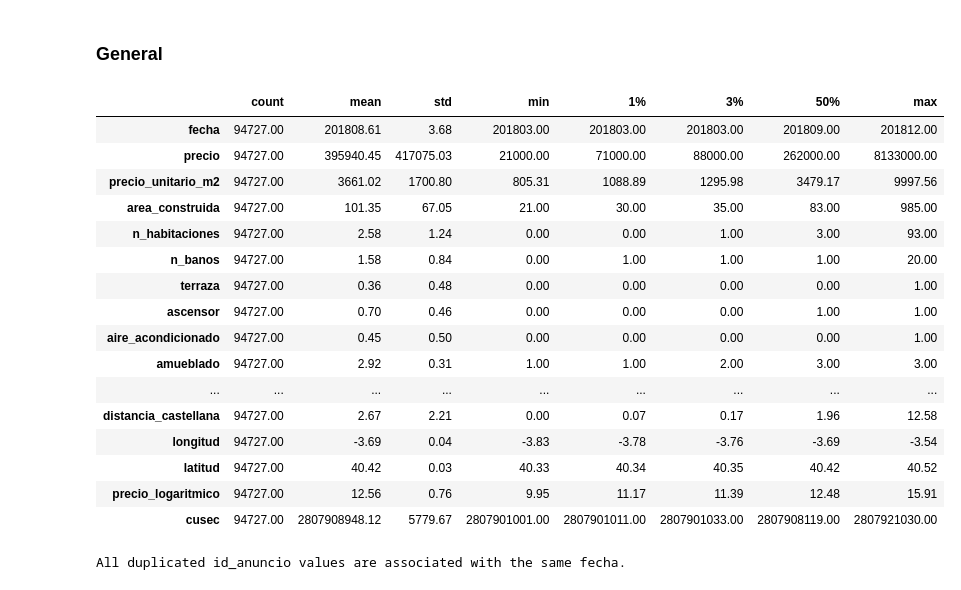
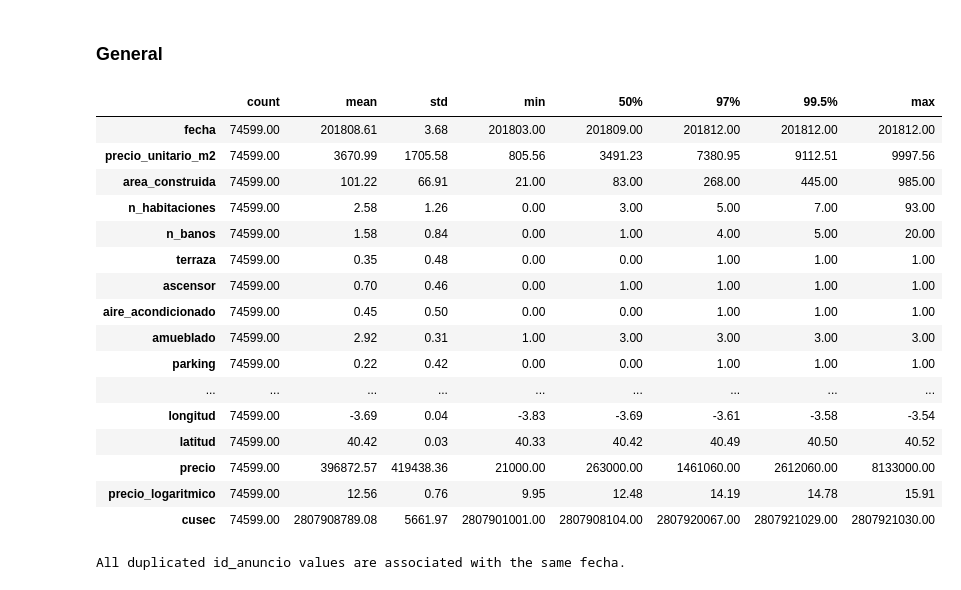
Before and after one commit to anamartiiins/MDS6-IDEALISTA, a Jupyter notebook: exploratory_data_analysis.ipynb, the cells around one changed output. Cells and saved outputs as stored; diff of their text form; code cells hidden in the pictures.

Commit message:
EDA: add new changes to ano_construccion, outliers, n_banos and split train test. add EDA insights. MOD: add draft

```diff
--- a/exploratory_data_analysis.ipynb
+++ b/exploratory_data_analysis.ipynb
@@ -52,5 +55,5 @@ df_assets, df_ine, df_osm, df_pois, df_polygons = extract_initial_data(
 )
 # %%
 # Change columns names to friendly ones
-df_assets = df_assets.drop(columns=["ADTYPOLOGY", "ADOPERATION"])
-df_assets.columns = NEW_COLUMNS_NAMES
+df = df.drop(columns=["ADTYPOLOGY", "ADOPERATION"])
+df.columns = NEW_COLUMNS_NAMES
@@ -57,3 +62,9 @@ df_assets.columns = NEW_COLUMNS_NAMES
+# %%
+X = df.drop(columns=['precio'])
+y = df['precio']
+X_train, X_test, y_train, y_test = train_test_split(X, y, test_size=0.2, random_state=42)
+df_train = pd.concat([X_train, y_train], axis=1)
+df_test = pd.concat([X_test, y_test], axis=1)
 # %% [markdown]
 ## Polygons and INE censal polygons
 # %% [markdown]
@@ -67,14 +78,14 @@ gdf_polygons = geopandas.GeoDataFrame(df_polygons['geometry'], crs='epsg:4326')
 gdf_polygons['barrio_id'] = df_polygons['LOCATIONID']
 gdf_polygons['barrio'] = df_polygons['LOCATIONNAME']
 
-# Create Point geometries using longitude and latitude coordinates from df_assets
-geometry = [Point(xy) for xy in zip(df_assets.longitud, df_assets.latitud)]
+# Create Point geometries using longitude and latitude coordinates from df_train
+geometry = [Point(xy) for xy in zip(df_train.longitud, df.latitud)]
 
 # Create a GeoDataFrame gdf_ads with df_prices data and geometry column
-gdf_assets = GeoDataFrame(df_assets, crs="EPSG:4326", geometry=geometry)
+gdf_train_train = GeoDataFrame(df_train, crs="EPSG:4326", geometry=geometry)
 
 # Apply a logarithmic scale transformation to the 'precio' column in gdf_ads
-gdf_assets['precio_logaritmico'] = np.log(gdf_assets['precio'])
+gdf_train_train['precio_logaritmico'] = np.log(gdf_train_train['precio'])
 # %% [markdown]
 #### INE Censal Polygons
 # %%
@@ -86,18 +97,18 @@ gdf_polygons_census = geopandas.GeoDataFrame(df_ine['geometry'], crs='epsg:4326'
 gdf_polygons_census['cusec'] = df_ine['CUSEC']
 # %%
 # Add the census codes (CUSEC)
-gdf_assets = geopandas.sjoin(gdf_assets, gdf_polygons_census, how="inner")
+gdf_train_train = geopandas.sjoin(gdf_train_train, gdf_polygons_census, how="inner")
 
 # Drop index_right
-gdf_assets = gdf_assets.drop(columns=['index_right'])
+gdf_train_train = gdf_train_train.drop(columns=['index_right'])
 
 # Now add the idealista zones (LOCATIONID, LOCATIONNAME)
-gdf_assets = geopandas.sjoin(gdf_assets, gdf_polygons, how="inner")
+gdf_train_train = geopandas.sjoin(gdf_train_train, gdf_polygons, how="inner")
 
 # Drop index_right
-gdf_assets = gdf_assets.drop(columns=['index_right'])
+gdf_train_train = gdf_train_train.drop(columns=['index_right'])
 
-df_assets = gdf_assets.copy()
+df_train = gdf_train_train.copy()
 # %% [markdown]
 ## ASSETS - Basis
 # %% [markdown]
@@ -109,24 +116,24 @@ df_assets = gdf_assets.copy()
 # %%
 # See general statistics of df
-description_df = df_assets.describe(percentiles=[0.01, 0.03]).transpose().style.format("{:.2f}")
+description_df = df_train.describe(percentiles=[0.995, 0.97]).transpose().style.format("{:.2f}")
 description_df
 # %% [output]
-|  | count | mean | std | min | 1% | 3% | 50% | max |
-| fecha | 94727.00 | 201808.61 | 3.68 | 201803.00 | 201803.00 | 201803.00 | 201809.00 | 201812.00 |
-| precio | 94727.00 | 395940.45 | 417075.03 | 21000.00 | 71000.00 | 88000.00 | 262000.00 | 8133000.00 |
-| precio_unitario_m2 | 94727.00 | 3661.02 | 1700.80 | 805.31 | 1088.89 | 1295.98 | 3479.17 | 9997.56 |
-| area_construida | 94727.00 | 101.35 | 67.05 | 21.00 | 30.00 | 35.00 | 83.00 | 985.00 |
-| n_habitaciones | 94727.00 | 2.58 | 1.24 | 0.00 | 0.00 | 1.00 | 3.00 | 93.00 |
-| n_banos | 94727.00 | 1.58 | 0.84 | 0.00 | 1.00 | 1.00 | 1.00 | 20.00 |
-| terraza | 94727.00 | 0.36 | 0.48 | 0.00 | 0.00 | 0.00 | 0.00 | 1.00 |
-| ascensor | 94727.00 | 0.70 | 0.46 | 0.00 | 0.00 | 0.00 | 1.00 | 1.00 |
-| aire_acondicionado | 94727.00 | 0.45 | 0.50 | 0.00 | 0.00 | 0.00 | 0.00 | 1.00 |
-| amueblado | 94727.00 | 2.92 | 0.31 | 1.00 | 1.00 | 2.00 | 3.00 | 3.00 |
+|  | count | mean | std | min | 50% | 97% | 99.5% | max |
+| fecha | 74599.00 | 201808.61 | 3.68 | 201803.00 | 201809.00 | 201812.00 | 201812.00 | 201812.00 |
+| precio_unitario_m2 | 74599.00 | 3670.99 | 1705.58 | 805.56 | 3491.23 | 7380.95 | 9112.51 | 9997.56 |
+| area_construida | 74599.00 | 101.22 | 66.91 | 21.00 | 83.00 | 268.00 | 445.00 | 985.00 |
+| n_habitaciones | 74599.00 | 2.58 | 1.26 | 0.00 | 3.00 | 5.00 | 7.00 | 93.00 |
+| n_banos | 74599.00 | 1.58 | 0.84 | 0.00 | 1.00 | 4.00 | 5.00 | 20.00 |
+| terraza | 74599.00 | 0.35 | 0.48 | 0.00 | 0.00 | 1.00 | 1.00 | 1.00 |
+| ascensor | 74599.00 | 0.70 | 0.46 | 0.00 | 1.00 | 1.00 | 1.00 | 1.00 |
+| aire_acondicionado | 74599.00 | 0.45 | 0.50 | 0.00 | 0.00 | 1.00 | 1.00 | 1.00 |
+| amueblado | 74599.00 | 2.92 | 0.31 | 1.00 | 3.00 | 3.00 | 3.00 | 3.00 |
+| parking | 74599.00 | 0.22 | 0.42 | 0.00 | 0.00 | 1.00 | 1.00 | 1.00 |
 | ... | ... | ... | ... | ... | ... | ... | ... | ... |
-| distancia_castellana | 94727.00 | 2.67 | 2.21 | 0.00 | 0.07 | 0.17 | 1.96 | 12.58 |
-| longitud | 94727.00 | -3.69 | 0.04 | -3.83 | -3.78 | -3.76 | -3.69 | -3.54 |
-| latitud | 94727.00 | 40.42 | 0.03 | 40.33 | 40.34 | 40.35 | 40.42 | 40.52 |
-| precio_logaritmico | 94727.00 | 12.56 | 0.76 | 9.95 | 11.17 | 11.39 | 12.48 | 15.91 |
-| cusec | 94727.00 | 2807908948.12 | 5779.67 | 2807901001.00 | 2807901011.00 | 2807901033.00 | 2807908119.00 | 2807921030.00 |
+| longitud | 74599.00 | -3.69 | 0.04 | -3.83 | -3.69 | -3.61 | -3.58 | -3.54 |
+| latitud | 74599.00 | 40.42 | 0.03 | 40.33 | 40.42 | 40.49 | 40.50 | 40.52 |
+| precio | 74599.00 | 396872.57 | 419438.36 | 21000.00 | 263000.00 | 1461060.00 | 2612060.00 | 8133000.00 |
+| precio_logaritmico | 74599.00 | 12.56 | 0.76 | 9.95 | 12.48 | 14.19 | 14.78 | 15.91 |
+| cusec | 74599.00 | 2807908789.08 | 5661.97 | 2807901001.00 | 2807908104.00 | 2807920067.00 | 2807921029.00 | 2807921030.00 |
 # %%
 # Remove duplicated anuncios_id
```
Also changed, not shown: parts of 68 cells of this notebook, 5 other files.
